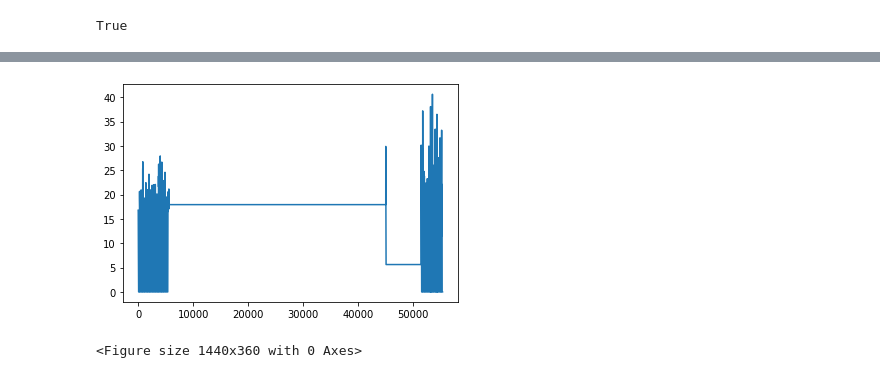
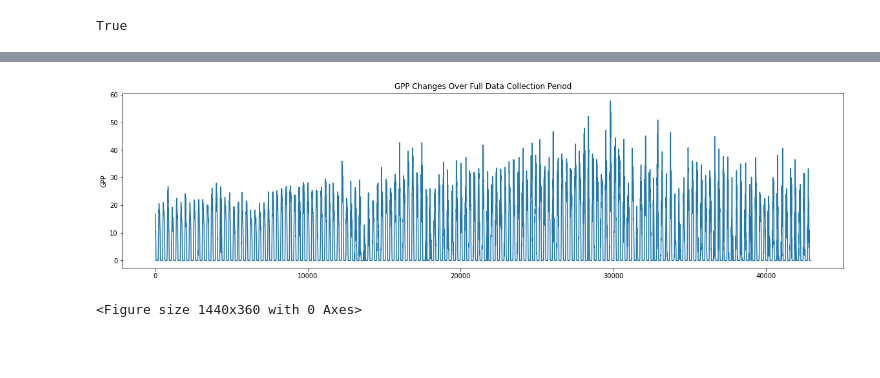
Before and after one commit to PJKarras/BCI-ML, a Jupyter notebook: makemaster.ipynb, the cells around one changed output, grey strips where cells are left out. Cells and saved outputs as stored; diff of their text form; code cells hidden in the pictures; blank space fills up the shorter version.

```diff
--- a/makemaster.ipynb
+++ b/makemaster.ipynb
@@ -167,17 +276,23 @@ I/O error
 # %%
 import numpy as np
 import matplotlib.pyplot as plt
 
-csv_master_path = r"C:/Users/Peter/Desktop/Thermo_R_Code/FinalThermo/new2/csvdataFULL/BCIML_Dataset/populatedGPPs.csv"
+csv_master_path = r"C:/Users/Peter/Desktop/Thermo_R_Code/FinalThermo/new2/csvdataFULL/BCIML_Dataset/populatedGPPsFULL.csv"
 #csv_master_path = r"C:/Users/Peter/Desktop/Thermo_R_Code/FinalThermo/new2/csvdata10000/populatedGPPs.csv"
 data_info = pd.read_csv(csv_master_path)
 GPP_arr = np.asarray(data_info.iloc[:,1])
-fig=plt.figure()
+fig=plt.figure(figsize=(20.0, 5.0))
 plt.plot(GPP_arr)
+plt.ylabel('GPP')
+plt.title("GPP Changes Over Full Data Collection Period")
 plt.figure(figsize=(20,5))
 os.chdir(r"C:/Users/Peter/Desktop/Thermo_R_Code/FinalThermo/new2")
-fig.savefig('gpp_file.png')
 plt.show()
+os.chdir(csvdataLocation)
+
+my_dpi=96
+
+fig.savefig('Full GPP Changes.png', dpi=my_dpi*5)
 # %% [output]
-[figure, old version]
+[figure, new version]
 <Figure size 1440x360 with 0 Axes>
```
Also changed, not shown: parts of 8 cells of this notebook, 7 other files.
